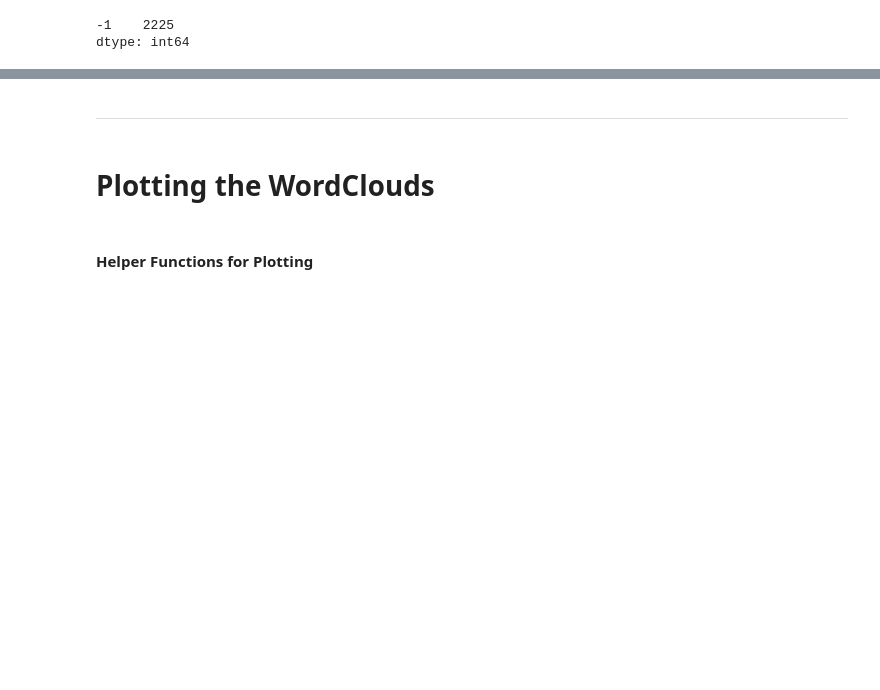
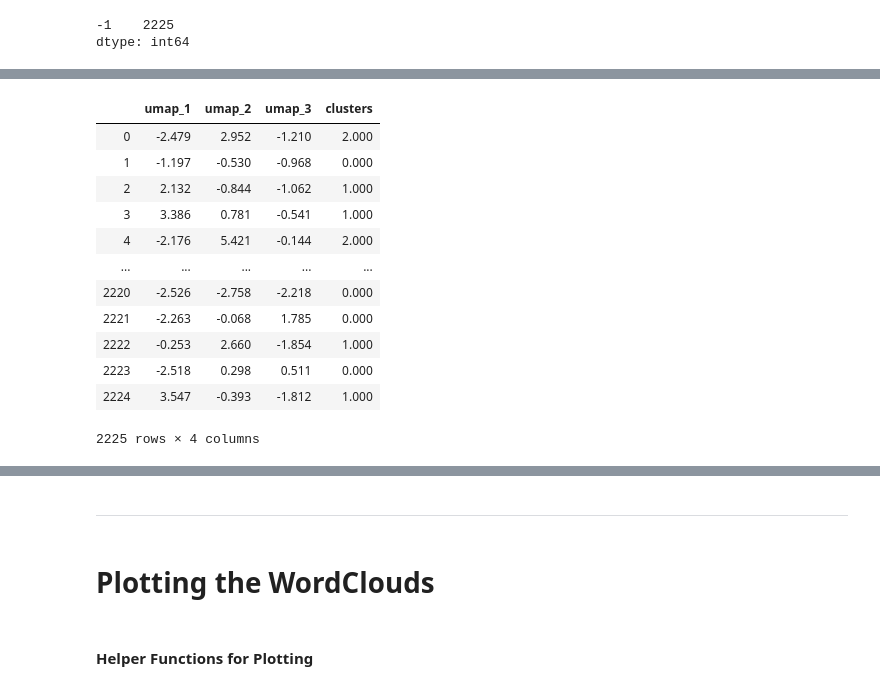
Before and after one commit to PabloRR100/NLP, a Jupyter notebook: Side_projects/Document_Clustering/Notebooks__Local/HDBSCAN.ipynb, the cells around one changed output, grey strips where cells are left out. Drawn from its saved outputs; the diff is of its cells as text; code cells hidden in the pictures; blank space fills up the shorter version.

```diff
--- a/Side_projects/Document_Clustering/Notebooks__Local/HDBSCAN.ipynb
+++ b/Side_projects/Document_Clustering/Notebooks__Local/HDBSCAN.ipynb
@@ -161,0 +193,19 @@ dtype: int64
+# %%
+df = pd.DataFrame(
+    data=np.hstack((umap_embedding_3, clusters_umap_3.reshape(-1,1))),
+    columns=['umap_1', 'umap_2', 'umap_3', 'clusters'])
+df
+# %% [output]
+|  | umap_1 | umap_2 | umap_3 | clusters |
+| 0 | -2.479 | 2.952 | -1.210 | 2.000 |
+| 1 | -1.197 | -0.530 | -0.968 | 0.000 |
+| 2 | 2.132 | -0.844 | -1.062 | 1.000 |
+| 3 | 3.386 | 0.781 | -0.541 | 1.000 |
+| 4 | -2.176 | 5.421 | -0.144 | 2.000 |
+| ... | ... | ... | ... | ... |
+| 2220 | -2.526 | -2.758 | -2.218 | 0.000 |
+| 2221 | -2.263 | -0.068 | 1.785 | 0.000 |
+| 2222 | -0.253 | 2.660 | -1.854 | 1.000 |
+| 2223 | -2.518 | 0.298 | 0.511 | 0.000 |
+| 2224 | 3.547 | -0.393 | -1.812 | 1.000 |
+2225 rows × 4 columns
```
Also changed, not shown: parts of 11 cells of this notebook.
